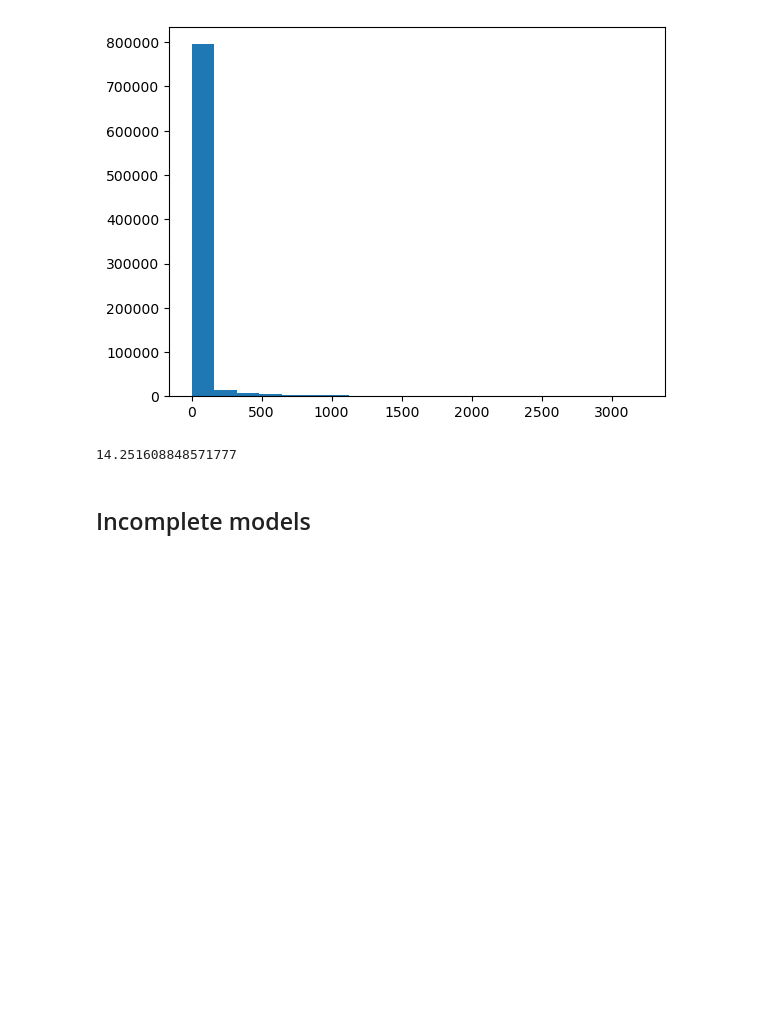
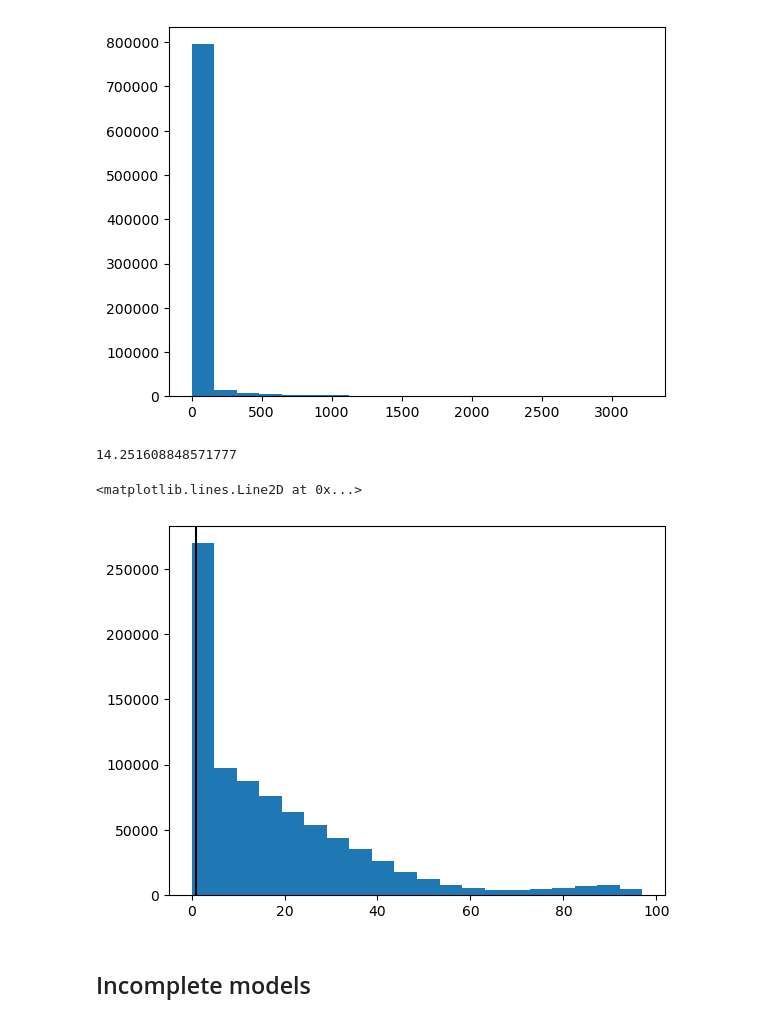
Before and after one commit to MalAstronomy/Highres, a Jupyter notebook: added_scripts/data_check.ipynb, the cells around one changed output. Cells and saved outputs as stored; diff of their text form; code cells hidden in the pictures; blank space fills up the shorter version.

```diff
--- a/added_scripts/data_check.ipynb
+++ b/added_scripts/data_check.ipynb
@@ -82,11 +94,11 @@ tensor([nan, nan, nan, nan, nan, nan, nan, nan, nan, nan, nan, nan, nan, nan, na
 # %%
-for j, (theta, x) in enumerate(trainset):
+for j, (theta, x) in tqdm(enumerate(trainset)):
     # print(x.size())
 #     print(j)
     if torch.isnan(x).any():
         print(j, 'there is a nan here')
 #     break
-#     m.append(x[0].mean())
+    m.append(x[0].mean())
 
-# np.savetxt('spectral_mean.csv', m)
+np.savetxt('spectral_mean_again.csv', m)
 # %%
@@ -116,6 +128,16 @@ m
 np.median(m)
 # %% [output]
 14.251608848571777
+# %%
+def SoftClip(x,bound):
+    return x / (1 + abs(x / bound))
+scm = SoftClip(m, 100)
+# %%
+plt.hist(scm, bins=20)
+plt.axvline(SoftClip(d.flux.mean()*d.flux_scaling,100), c= 'black')
+# %% [output]
+<matplotlib.lines.Line2D at 0x...>
+[figure, added]
 # %% [markdown]
 ## Incomplete models
 # %%
```
Also changed, not shown: parts of 18 cells of this notebook, 8 other files.
